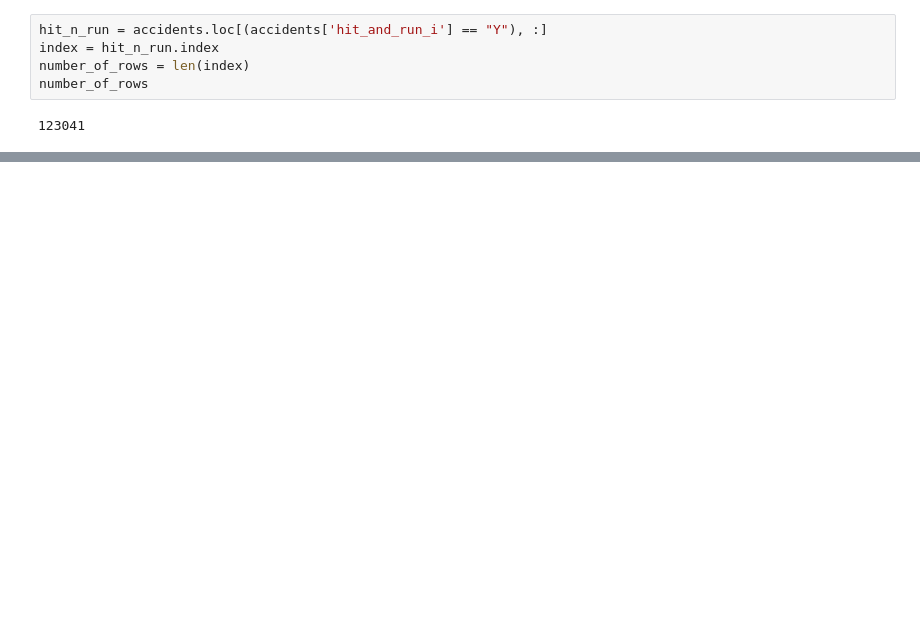
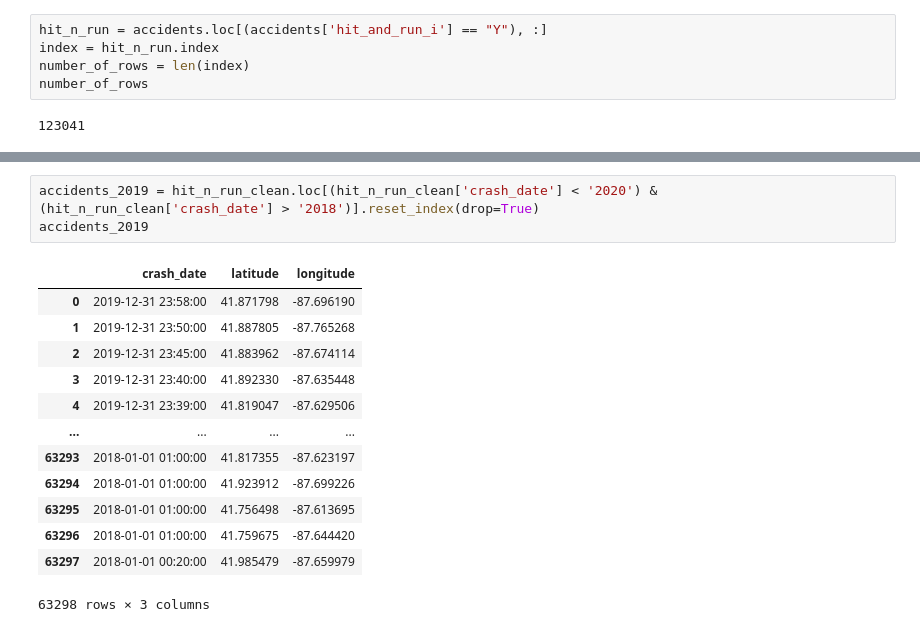
Before and after one commit to PhysicsGlitch/Geomap_Project, a Jupyter notebook: accidents.ipynb, the cells around one changed output, grey strips where cells are left out. Cells and saved outputs as stored; diff of their text form; blank space fills up the shorter version.

```diff
--- a/accidents.ipynb
+++ b/accidents.ipynb
@@ -93,0 +146,17 @@ hit_n_run.to_json(r'hit_n_run.json')
+# %%
+accidents_2019 = hit_n_run_clean.loc[(hit_n_run_clean['crash_date'] < '2020') & (hit_n_run_clean['crash_date'] > '2018')].reset_index(drop=True)
+accidents_2019
+# %% [output]
+|  | crash_date | latitude | longitude |
+| 0 | 2019-12-31 23:58:00 | 41.871798 | -87.696190 |
+| 1 | 2019-12-31 23:50:00 | 41.887805 | -87.765268 |
+| 2 | 2019-12-31 23:45:00 | 41.883962 | -87.674114 |
+| 3 | 2019-12-31 23:40:00 | 41.892330 | -87.635448 |
+| 4 | 2019-12-31 23:39:00 | 41.819047 | -87.629506 |
+| ... | ... | ... | ... |
+| 63293 | 2018-01-01 01:00:00 | 41.817355 | -87.623197 |
+| 63294 | 2018-01-01 01:00:00 | 41.923912 | -87.699226 |
+| 63295 | 2018-01-01 01:00:00 | 41.756498 | -87.613695 |
+| 63296 | 2018-01-01 01:00:00 | 41.759675 | -87.644420 |
+| 63297 | 2018-01-01 00:20:00 | 41.985479 | -87.659979 |
+63298 rows × 3 columns
```
Also changed, not shown: parts of 12 cells of this notebook, 1 other file.
